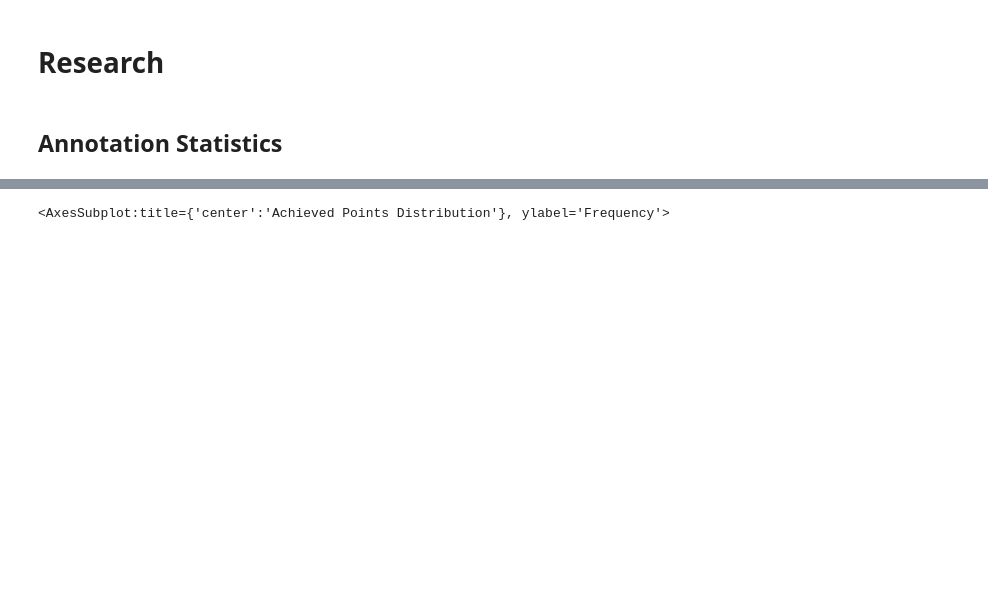
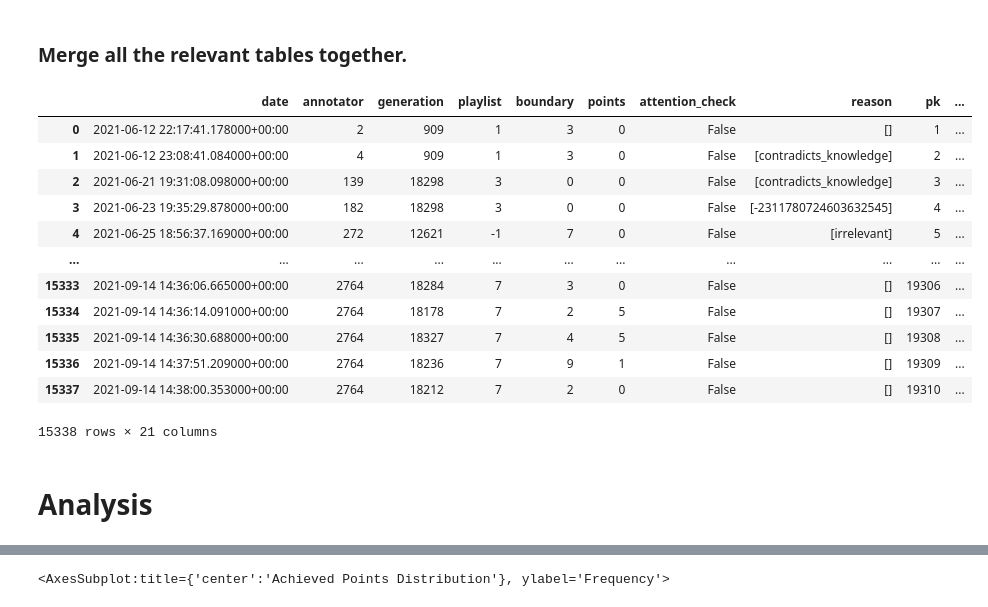
Before and after one commit to kirubarajan/roft, a Jupyter notebook: annotation/analysis/research.ipynb, the cells around one changed output, grey strips where cells are left out. Drawn from its saved outputs; the diff is of its cells as text; code cells hidden in the pictures; blank space fills up the shorter version.

Commit message:
More analysis

```diff
--- a/annotation/analysis/research.ipynb
+++ b/annotation/analysis/research.ipynb
@@ -1,2 +52,42 @@
+# %% [markdown]
+### Merge all the relevant tables together.
+# %%
+gen_to_playlist = {}
+for idx, row in playlist_df.iterrows():
+  shortname = row["shortname"]
+  version = row["version"]
+  generations = row["generations"]
+  for gen_id in generations:
+    gen_to_playlist[gen_id] = (shortname, version)
+# %%
+full_df = annotation_df.join(generation_df.set_index('pk'), on='generation')
+full_df = full_df.join(prompt_df.set_index('pk'), 'prompt')
+full_df = full_df.join(decodingstrategy_df.set_index('pk'), 'decoding_strategy')
+# %%
+playlist_names = []
+playlist_versions = []
+for idx, row in full_df.iterrows():
+  gen_id = row["generation"]
+  playlist_info = gen_to_playlist[gen_id]
+  playlist_names.append(playlist_info[0])
+  playlist_versions.append(playlist_info[1])
+full_df["playlist_name"] = playlist_names
+full_df["playlist_version"] = playlist_versions
+# %%
+full_df
+# %% [output]
+|  | date | annotator | generation | playlist | boundary | points | attention_check | reason | pk | ... |
+| 0 | 2021-06-12 22:17:41.178000+00:00 | 2 | 909 | 1 | 3 | 0 | False | [] | 1 | ... |
+| 1 | 2021-06-12 23:08:41.084000+00:00 | 4 | 909 | 1 | 3 | 0 | False | [contradicts_knowledge] | 2 | ... |
+| 2 | 2021-06-21 19:31:08.098000+00:00 | 139 | 18298 | 3 | 0 | 0 | False | [contradicts_knowledge] | 3 | ... |
+| 3 | 2021-06-23 19:35:29.878000+00:00 | 182 | 18298 | 3 | 0 | 0 | False | [-2311780724603632545] | 4 | ... |
+| 4 | 2021-06-25 18:56:37.169000+00:00 | 272 | 12621 | -1 | 7 | 0 | False | [irrelevant] | 5 | ... |
+| ... | ... | ... | ... | ... | ... | ... | ... | ... | ... | ... |
+| 15333 | 2021-09-14 14:36:06.665000+00:00 | 2764 | 18284 | 7 | 3 | 0 | False | [] | 19306 | ... |
+| 15334 | 2021-09-14 14:36:14.091000+00:00 | 2764 | 18178 | 7 | 2 | 5 | False | [] | 19307 | ... |
+| 15335 | 2021-09-14 14:36:30.688000+00:00 | 2764 | 18327 | 7 | 4 | 5 | False | [] | 19308 | ... |
+| 15336 | 2021-09-14 14:37:51.209000+00:00 | 2764 | 18236 | 7 | 9 | 1 | False | [] | 19309 | ... |
+| 15337 | 2021-09-14 14:38:00.353000+00:00 | 2764 | 18212 | 7 | 2 | 0 | False | [] | 19310 | ... |
+15338 rows × 21 columns
 # %% [markdown]
-# Research
+# Analysis
@@ -23,2 +93,0 @@ profile_df = get_df('core.profile')
-# %% [markdown]
-## Annotation Statistics
```
Also changed, not shown: parts of 27 cells of this notebook.
